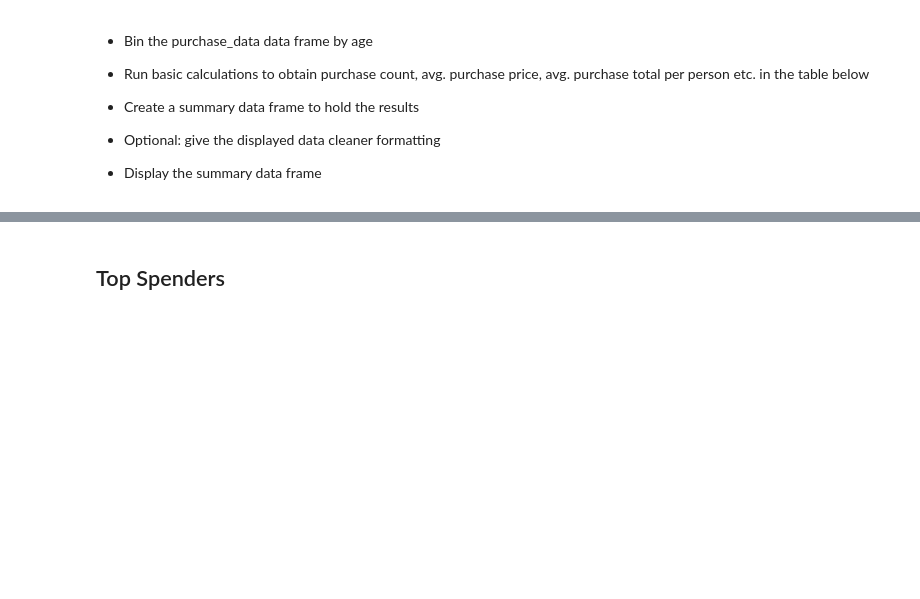
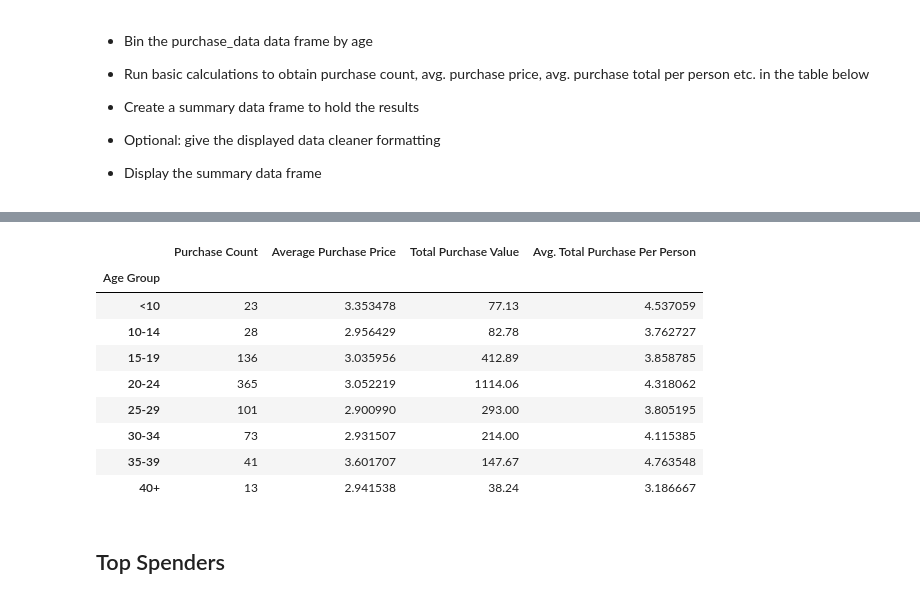
Before and after one commit to rodgerskent/pandas-challenge, a Jupyter notebook: HerosOfPymoli/HeroesOfPymoli_starter.ipynb, the cells around one changed output, grey strips where cells are left out. Drawn from its saved outputs; the diff is of its cells as text; code cells hidden in the pictures; blank space fills up the shorter version.

```diff
--- a/HerosOfPymoli/HeroesOfPymoli_starter.ipynb
+++ b/HerosOfPymoli/HeroesOfPymoli_starter.ipynb
@@ -317,3 +305,103 @@ ademo2_df
+# %%
+# Calculate purchasing metrics for each age group
+g10purchasevalue = g10_df["Price"].sum()
+g10purchasecount = g10_df["Price"].count()
+g10purchaseaverage = g10_df["Price"].mean()
+g10ppaverage = g10purchasevalue / g10count
+#print(g10purchasevalue)
+#print(g10purchasecount)
+#print(g10purchaseaverage)
+#print(g10ppaverage)
+#print('~~~~~~~~~~~~~~~~~~~~~~~~~~~~~~~~~~~~~~~~~~~~~~~~~')
+# Calculate purchasing metrics for each age group
+g15purchasevalue = g15_df["Price"].sum()
+g15purchasecount = g15_df["Price"].count()
+g15purchaseaverage = g15_df["Price"].mean()
+g15ppaverage = g15purchasevalue / g15count
+#print(g10purchasevalue)
+#print(g10purchasecount)
+#print(g10purchaseaverage)
+#print(g10ppaverage)
+#print('~~~~~~~~~~~~~~~~~~~~~~~~~~~~~~~~~~~~~~~~~~~~~~~~~')# Calculate purchasing metrics for each age group
+g20purchasevalue = g20_df["Price"].sum()
+g20purchasecount = g20_df["Price"].count()
+g20purchaseaverage = g20_df["Price"].mean()
+g20ppaverage = g20purchasevalue / g20count
+#print(g10purchasevalue)
+#print(g10purchasecount)
+#print(g10purchaseaverage)
+#print(g10ppaverage)
+#print('~~~~~~~~~~~~~~~~~~~~~~~~~~~~~~~~~~~~~~~~~~~~~~~~~')# Calculate purchasing metrics for each age group
+g25purchasevalue = g25_df["Price"].sum()
+g25purchasecount = g25_df["Price"].count()
+g25purchaseaverage = g25_df["Price"].mean()
+g25ppaverage = g25purchasevalue / g25count
+#print(g10purchasevalue)
+#print(g10purchasecount)
+#print(g10purchaseaverage)
+#print(g10ppaverage)
+#print('~~~~~~~~~~~~~~~~~~~~~~~~~~~~~~~~~~~~~~~~~~~~~~~~~')# Calculate purchasing metrics for each age group
+g30purchasevalue = g30_df["Price"].sum()
+g30purchasecount = g30_df["Price"].count()
+g30purchaseaverage = g30_df["Price"].mean()
+g30ppaverage = g30purchasevalue / g30count
+#print(g10purchasevalue)
+#print(g10purchasecount)
+#print(g10purchaseaverage)
+#print(g10ppaverage)
+#print('~~~~~~~~~~~~~~~~~~~~~~~~~~~~~~~~~~~~~~~~~~~~~~~~~')# Calculate purchasing metrics for each age group
+g35purchasevalue = g35_df["Price"].sum()
+g35purchasecount = g35_df["Price"].count()
+g35purchaseaverage = g35_df["Price"].mean()
+g35ppaverage = g35purchasevalue / g35count
+#print(g10purchasevalue)
+#print(g10purchasecount)
+#print(g10purchaseaverage)
+#print(g10ppaverage)
+#print('~~~~~~~~~~~~~~~~~~~~~~~~~~~~~~~~~~~~~~~~~~~~~~~~~')# Calculate purchasing metrics for each age group
+g40purchasevalue = g40_df["Price"].sum()
+g40purchasecount = g40_df["Price"].count()
+g40purchaseaverage = g40_df["Price"].mean()
+g40ppaverage = g40purchasevalue / g40count
+#print(g10purchasevalue)
+#print(g10purchasecount)
+#print(g10purchaseaverage)
+#print(g10ppaverage)
+#print('~~~~~~~~~~~~~~~~~~~~~~~~~~~~~~~~~~~~~~~~~~~~~~~~~')
+g99purchasevalue = g99_df["Price"].sum()
+g99purchasecount = g99_df["Price"].count()
+g99purchaseaverage = g99_df["Price"].mean()
+g99ppaverage = g99purchasevalue / g99count
+#print(g10purchasevalue)
+#print(g10purchasecount)
+#print(g10purchaseaverage)
+#print(g10ppaverage)
+#print('~~~~~~~~~~~~~~~~~~~~~~~~~~~~~~~~~~~~~~~~~~~~~~~~~')
+
+# Build a new data frame to present in a more friendly table format
+apurchase_df = pd.DataFrame({
+   "Age Group": ["<10","10-14","15-19","20-24","25-29", "30-34","35-39","40+"],
+    "Purchase Count": [g10purchasecount, g15purchasecount, g20purchasecount, g25purchasecount, g30purchasecount, g35purchasecount, g40purchasecount, g99purchasecount],
+    "Average Purchase Price": [g10purchaseaverage, g15purchaseaverage, g20purchaseaverage, g25purchaseaverage, g30purchaseaverage, g35purchaseaverage, g40purchaseaverage, g99purchaseaverage],
+    "Total Purchase Value": [g10purchasevalue, g15purchasevalue, g20purchasevalue, g25purchasevalue, g30purchasevalue, g35purchasevalue, g40purchasevalue, g99purchasevalue],
+    "Avg. Total Purchase Per Person": [g10ppaverage, g15ppaverage, g20ppaverage, g25ppaverage, g30ppaverage, g35ppaverage, g40ppaverage, g99ppaverage]
+})
+apurchase_df
+
+# Get rid of the numbered index
+apurchase2_df = apurchase_df.set_index("Age Group")
+apurchase2_df
+# %% [output]
+|  | Purchase Count | Average Purchase Price | Total Purchase Value | Avg. Total Purchase Per Person |
+| Age Group |  |  |  |  |
+| <10 | 23 | 3.353478 | 77.13 | 4.537059 |
+| 10-14 | 28 | 2.956429 | 82.78 | 3.762727 |
+| 15-19 | 136 | 3.035956 | 412.89 | 3.858785 |
+| 20-24 | 365 | 3.052219 | 1114.06 | 4.318062 |
+| 25-29 | 101 | 2.900990 | 293.00 | 3.805195 |
+| 30-34 | 73 | 2.931507 | 214.00 | 4.115385 |
+| 35-39 | 41 | 3.601707 | 147.67 | 4.763548 |
+| 40+ | 13 | 2.941538 | 38.24 | 3.186667 |
 # %% [markdown]
 ## Top Spenders
 # %% [markdown]
```
Also changed, not shown: parts of 1 cell of this notebook.
